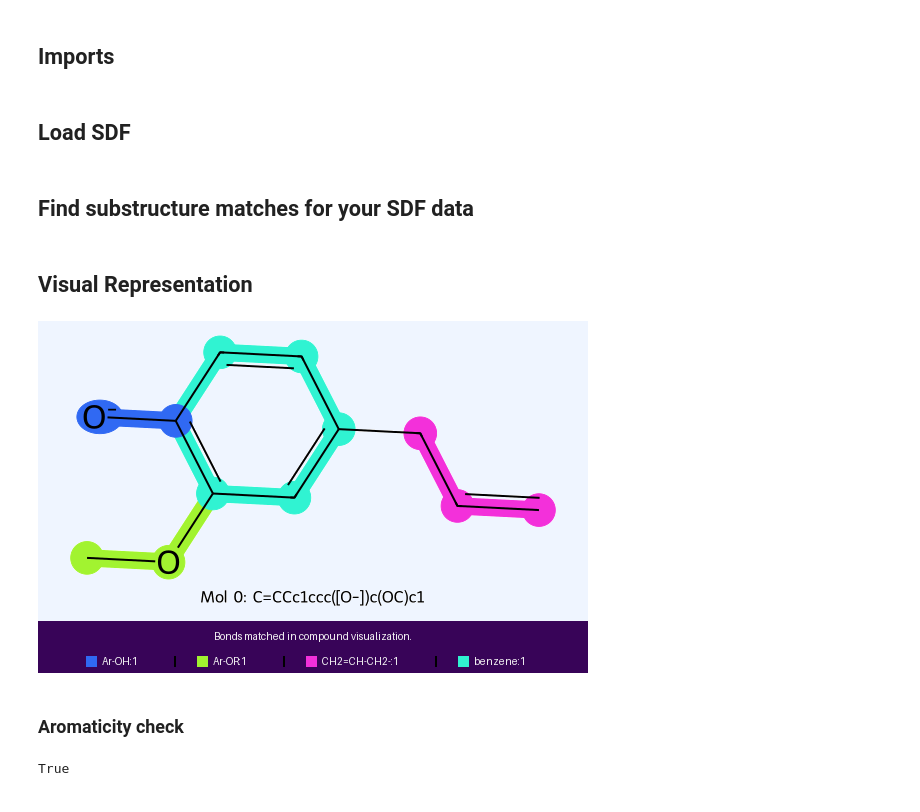
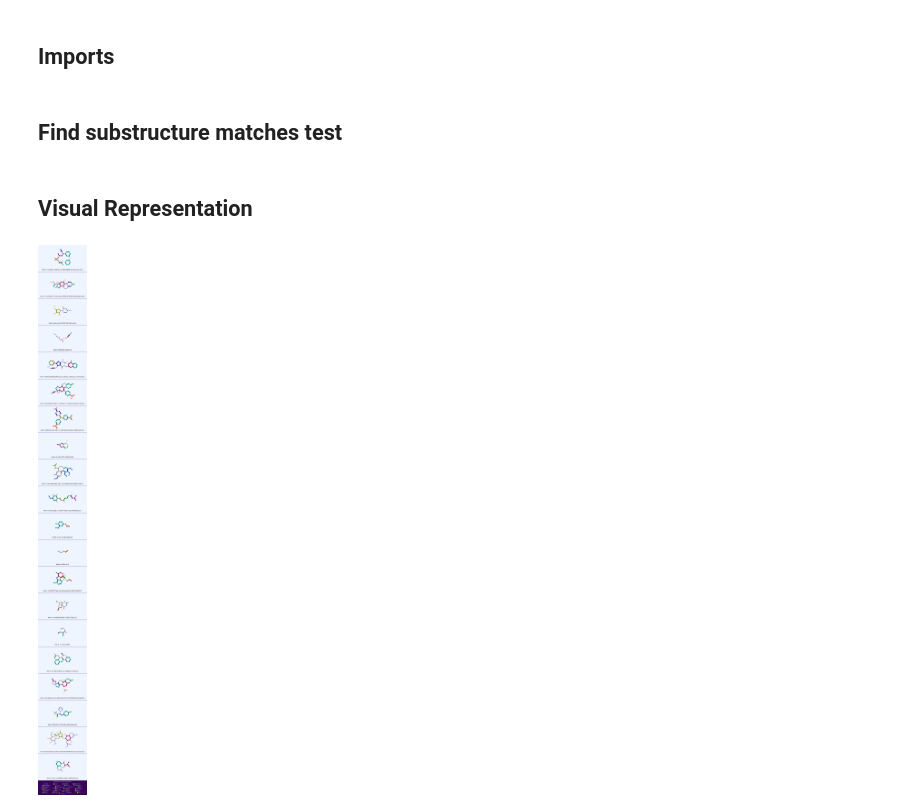
Before and after one commit to mag-bros/mag-bridge, a Jupyter notebook: notebooks/rdkit-images.ipynb, the cells around one changed output. Drawn from its saved outputs; the diff is of its cells as text; code cells hidden in the pictures.

Commit message:
integrate test

```diff
--- a/notebooks/rdkit-images.ipynb
+++ b/notebooks/rdkit-images.ipynb
@@ -21,10 +23,8 @@ from collections import Counter
 from src.constants.bond_types import RELEVANT_BOND_TYPES
 from src.loader import MBLoader, MBMolecule
 from tests.core.bond_match.bond_match_test_data import BOND_MATCH_TEST_CASES
-# %% [markdown]
-## Load SDF
 # %% [markdown]
-## Find substructure matches for your SDF data
+## Find substructure matches test
 # %%
 failures: list[str] = []
 mols: list[MBMolecule] = []
@@ -71,30 +45,17 @@ for idx, bond_type_test in enumerate(BOND_MATCH_TEST_CASES):
 # %% [markdown]
 ## Visual Representation
 # %%
-# TODO SubstructMatchResult dataclass should contain fields to pass here
-# highlightAtomLists, highlightAtomGroupsPerMol, matchesCountersPerMol
-# adapt to this new structure
 display(
     Renderer(Theme.LoFi).GetMoleculesGridImg(
         mols=[m.ToRDKit() for m in mols],
-        highlightAtomLists=highlightAtomLists,
-        highlightAtomGroupsPerMol=highlightAtomGroupsPerMol,
-        matchesCountersPerMol=matches_counters,
+        highlightAtomLists=[r.highlightAtomList for r in results],
+        highlightAtomGroupsPerMol=[r.highlightAtomGroups for r in results],
+        matchesCountersPerMol=[r.matchesCounter for r in results],
         size=(550, 300),
         mols_per_row=1,
         label="Bonds matched in compound visualization.",
         showLegend=True,
     )
 )
 # %% [output]
-[figure, old version]
+[figure, new version]
-# %% [markdown]
-### Aromaticity check
-# %%
-from rdkit.Chem import MolFromSmiles
-from rdkit import Chem
-
-mol = MolFromSmiles("C1=COC=CC1=O")
-mol.GetAtomWithIdx(3).GetIsAromatic()
-# %% [output]
-True
```
Also changed, not shown: parts of 3 cells of this notebook, 4 other files.
